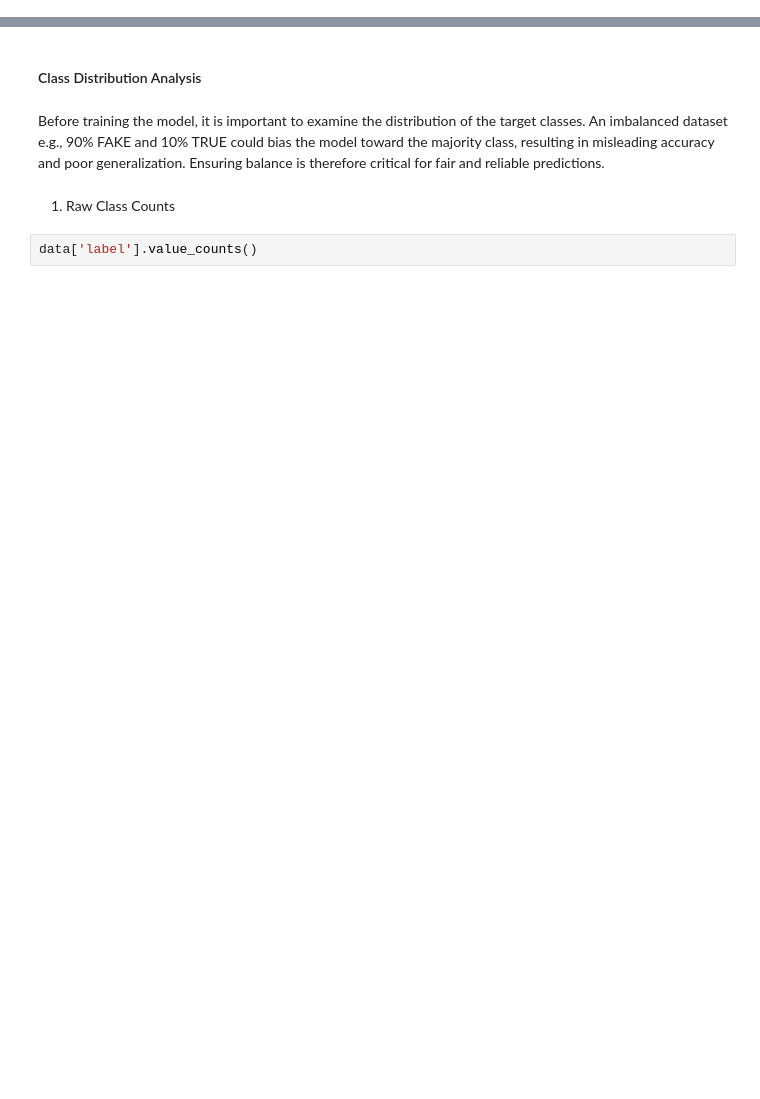
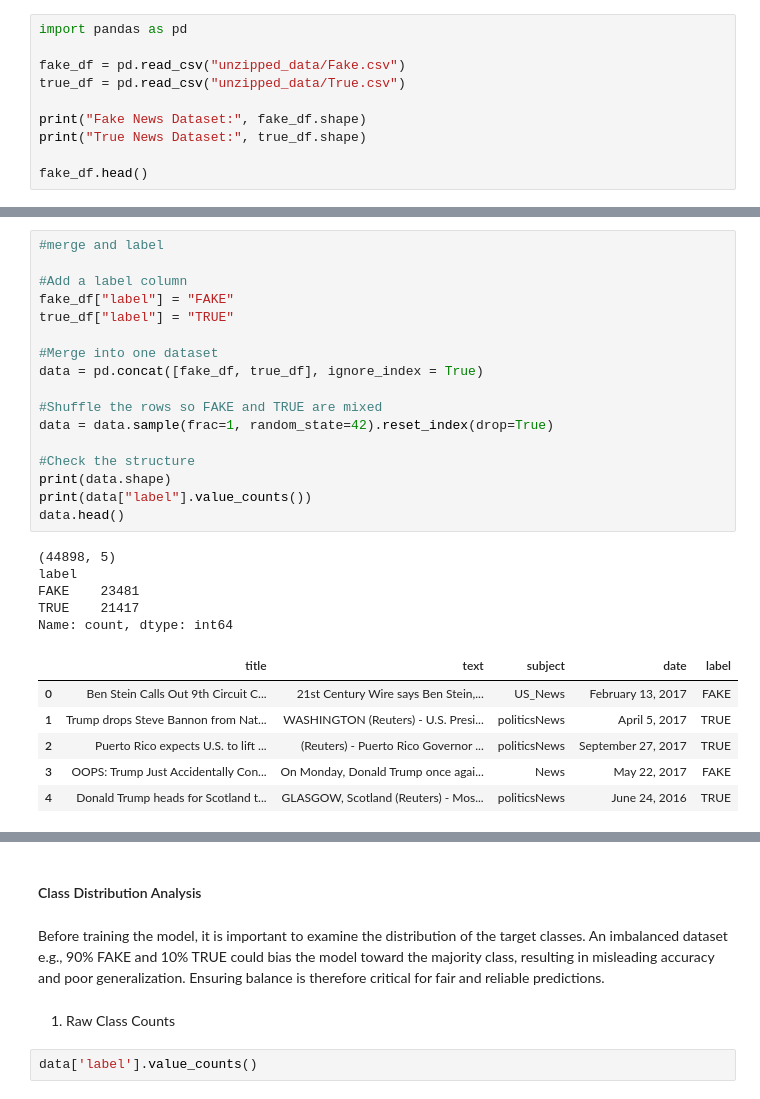
Before and after one commit to coderopar/fake-news-prediction, a Jupyter notebook: notebooks/class distribution analysis.ipynb, the cells around one changed output, grey strips where cells are left out. Drawn from its saved outputs; the diff is of its cells as text; blank space fills up the shorter version.

```diff
--- a/notebooks/class distribution analysis.ipynb
+++ b/notebooks/class distribution analysis.ipynb
@@ -0,0 +91,10 @@
+# %%
+import pandas as pd
+
+fake_df = pd.read_csv("unzipped_data/Fake.csv")
+true_df = pd.read_csv("unzipped_data/True.csv")
+
+print("Fake News Dataset:", fake_df.shape)
+print("True News Dataset:", true_df.shape)
+
+fake_df.head()
@@ -0,0 +119,29 @@
+# %%
+#merge and label
+
+#Add a label column
+fake_df["label"] = "FAKE"
+true_df["label"] = "TRUE"
+
+#Merge into one dataset
+data = pd.concat([fake_df, true_df], ignore_index = True)
+
+#Shuffle the rows so FAKE and TRUE are mixed
+data = data.sample(frac=1, random_state=42).reset_index(drop=True)
+
+#Check the structure
+print(data.shape)
+print(data["label"].value_counts())
+data.head()
+# %% [output]
+(44898, 5)
+label
+FAKE    23481
+TRUE    21417
+Name: count, dtype: int64
+|  | title | text | subject | date | label |
+| 0 | Ben Stein Calls Out 9th Circuit C... | 21st Century Wire says Ben Stein,... | US_News | February 13, 2017 | FAKE |
+| 1 | Trump drops Steve Bannon from Nat... | WASHINGTON (Reuters) - U.S. Presi... | politicsNews | April 5, 2017 | TRUE |
+| 2 | Puerto Rico expects U.S. to lift ... | (Reuters) - Puerto Rico Governor ... | politicsNews | September 27, 2017 | TRUE |
+| 3 | OOPS: Trump Just Accidentally Con... | On Monday, Donald Trump once agai... | News | May 22, 2017 | FAKE |
+| 4 | Donald Trump heads for Scotland t... | GLASGOW, Scotland (Reuters) - Mos... | politicsNews | June 24, 2016 | TRUE |
```
Also changed, not shown: parts of 17 cells of this notebook, 2 other files.
